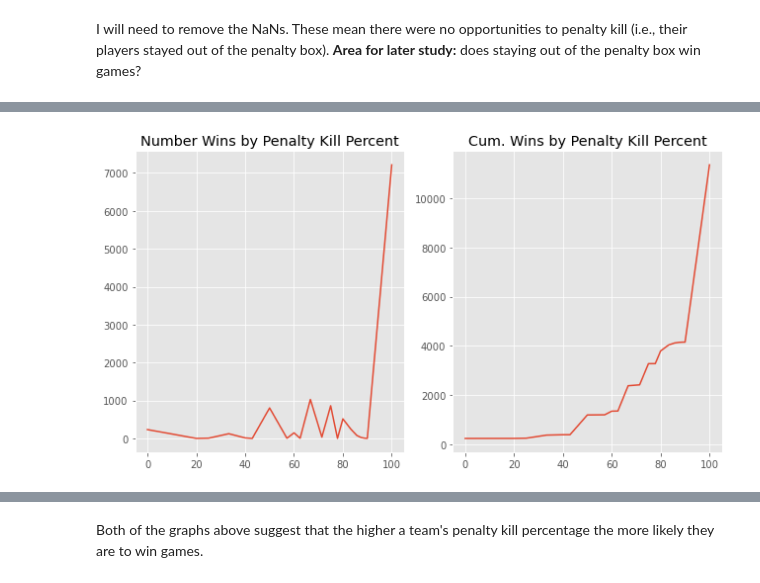
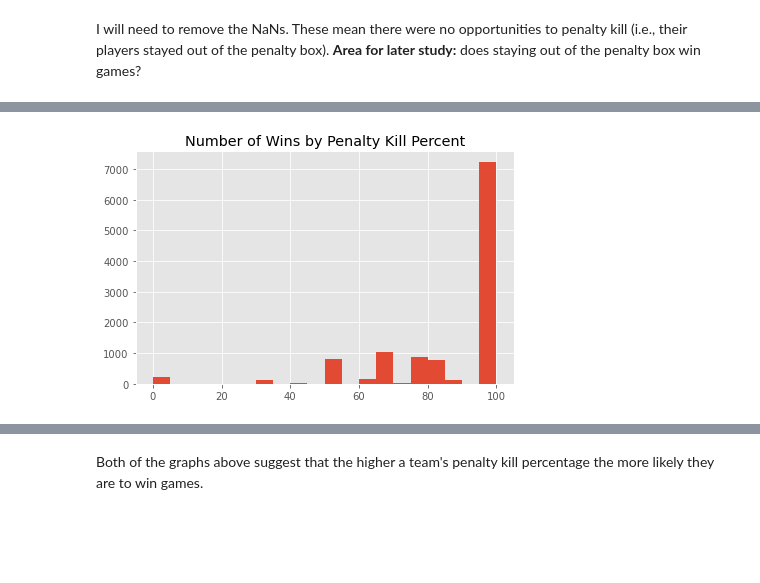
Before and after one commit to jkh-code/nhl-win-factors-analysis, a Jupyter notebook: notebooks/nhl-win-factors-analysis-eda.ipynb, the cells around one changed output, grey strips where cells are left out. Cells and saved outputs as stored; diff of their text form; code cells hidden in the pictures; blank space fills up the shorter version.

```diff
--- a/notebooks/nhl-win-factors-analysis-eda.ipynb
+++ b/notebooks/nhl-win-factors-analysis-eda.ipynb
@@ -311,13 +347,14 @@ pk_data.head(5)
 # %%
-# fig, axs = plt.subplots(1, 2, sharex=True, sharey=True, figsize=(9, 5))
-fig, axs = plt.subplots(1, 2, figsize=(9, 5))
+# fig, axs = plt.subplots(1, 2, figsize=(9, 5))
 
-axs[0].plot(pk_data['pk_percent'], pk_data['gp'])
-axs[0].set_title('Number Wins by Penalty Kill Percent')
+# axs[0].plot(pk_data['pk_percent'], pk_data['gp'])
+# axs[0].set_title('Number Wins by Penalty Kill Percent')
 
-axs[1].plot(pk_data['pk_percent'], pk_data['cum_wins'])
-axs[1].set_title('Cum. Wins by Penalty Kill Percent')
+# axs[1].plot(pk_data['pk_percent'], pk_data['cum_wins'])
+# axs[1].set_title('Cum. Wins by Penalty Kill Percent')
 
-fig.tight_layout()
+# fig.tight_layout()
-# %% [output]
-[figure, removed]
+# %%
+plot_win_hist(pk_data['pk_percent'], 'Number of Wins by Penalty Kill Percent')
+# %% [output]
+[figure, added]
```
Also changed, not shown: parts of 41 cells of this notebook.
